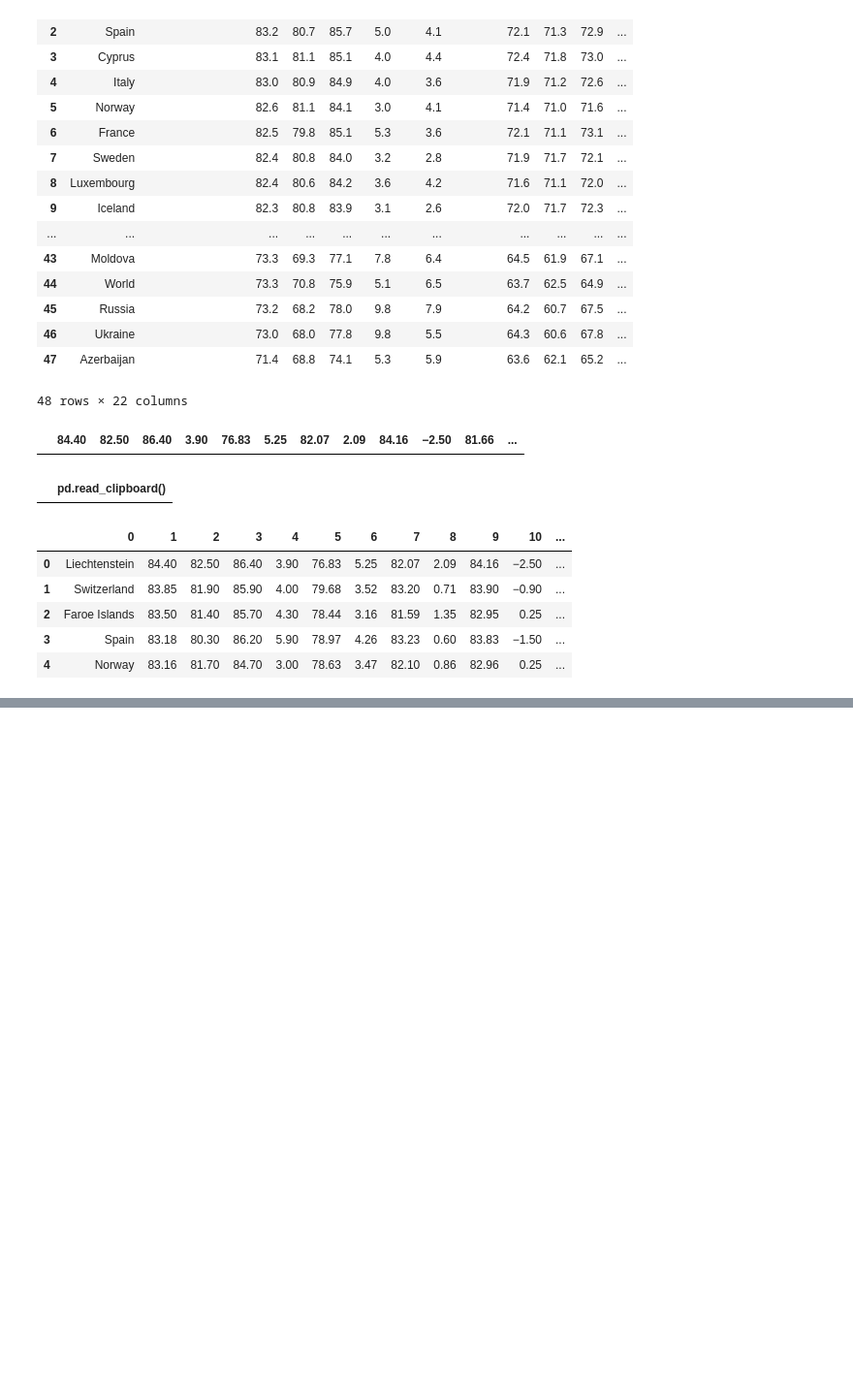
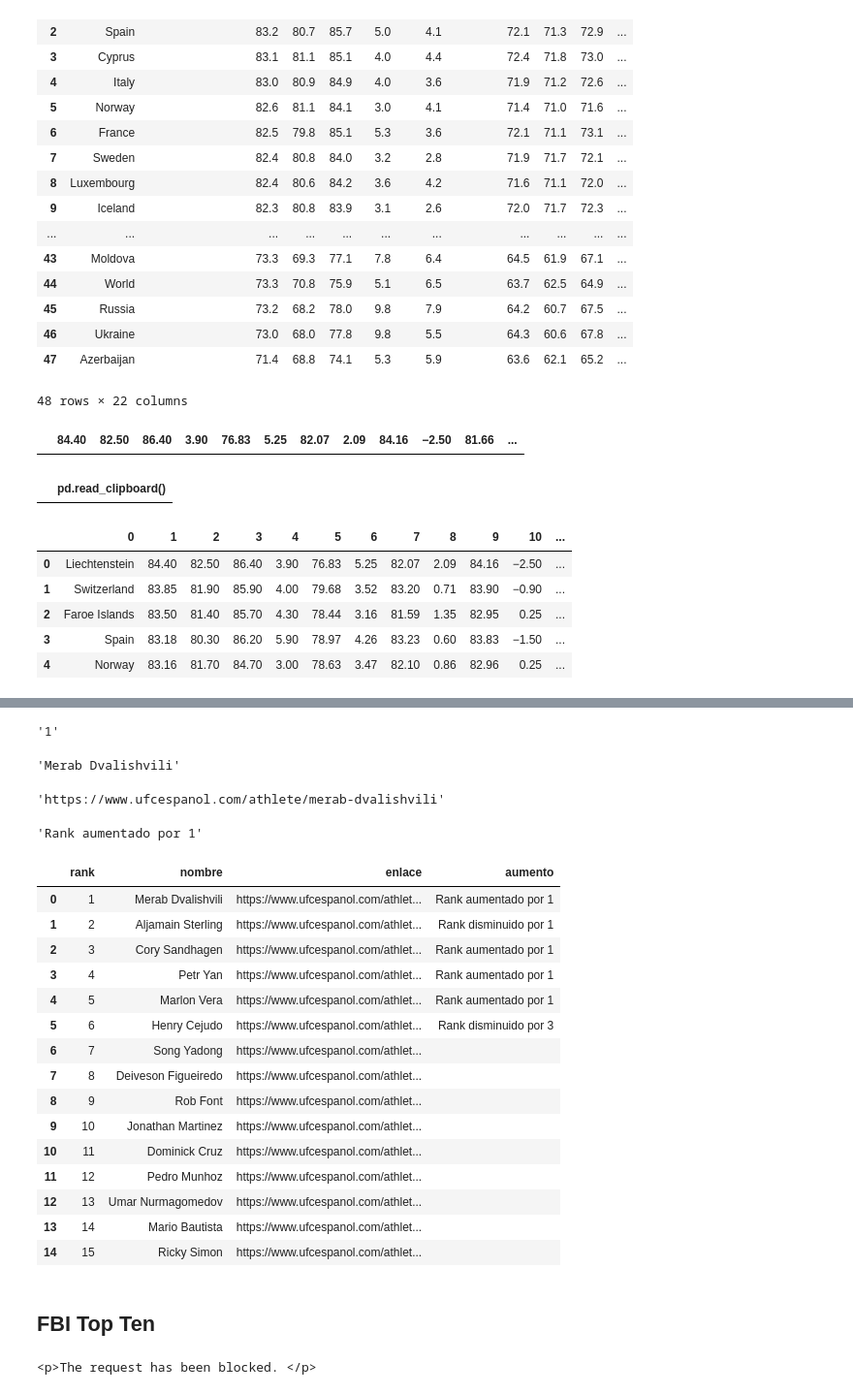
Before and after one commit to dataptmad0124/lessons, a Jupyter notebook: m1/20240219_Web_Scraping_bs4.ipynb, the cells around one changed output, grey strips where cells are left out. Shown at 97% size. Drawn from its saved outputs; the diff is of its cells as text; code cells hidden in the pictures; blank space fills up the shorter version.

```diff
--- a/m1/20240219_Web_Scraping_bs4.ipynb
+++ b/m1/20240219_Web_Scraping_bs4.ipynb
@@ -342,0 +449,8 @@ df.head()
+# %%
+sopa = bs(html, 'html.parser')
+# %%
+tabla = sopa.find_all('table')[2]
+# %%
+filas = tabla.find_all('tr')
+
+filas[0]
@@ -342,0 +463,58 @@ df.head()
+# %%
+rank = filas[0].find_all('td')[0].text.strip()
+
+rank
+# %% [output]
+'1'
+# %%
+nombre = filas[0].find_all('td')[1].text.strip()
+
+nombre
+# %% [output]
+'Merab Dvalishvili'
+# %%
+enlace = 'https://www.ufcespanol.com' + filas[0].find_all('td')[1].find('a').attrs['href']
+
+enlace
+# %% [output]
+'https://www.ufcespanol.com/athlete/merab-dvalishvili'
+# %%
+aumento = filas[0].find_all('td')[2].text.strip()
+
+aumento
+# %% [output]
+'Rank aumentado por 1'
+# %%
+data = []
+
+for f in filas:
+
+    dictio = {'rank': f.find_all('td')[0].text.strip(),
+              'nombre': f.find_all('td')[1].text.strip(),
+              'enlace': 'https://www.ufcespanol.com' + f.find_all('td')[1].find('a').attrs['href'],
+              'aumento': f.find_all('td')[2].text.strip()
+             }
+
+
+    data.append(dictio)
+# %%
+pd.DataFrame(data)
+# %% [output]
+|  | rank | nombre | enlace | aumento |
+| 0 | 1 | Merab Dvalishvili | https://www.ufcespanol.com/athlet... | Rank aumentado por 1 |
+| 1 | 2 | Aljamain Sterling | https://www.ufcespanol.com/athlet... | Rank disminuido por 1 |
+| 2 | 3 | Cory Sandhagen | https://www.ufcespanol.com/athlet... | Rank aumentado por 1 |
+| 3 | 4 | Petr Yan | https://www.ufcespanol.com/athlet... | Rank aumentado por 1 |
+| 4 | 5 | Marlon Vera | https://www.ufcespanol.com/athlet... | Rank aumentado por 1 |
+| 5 | 6 | Henry Cejudo | https://www.ufcespanol.com/athlet... | Rank disminuido por 3 |
+| 6 | 7 | Song Yadong | https://www.ufcespanol.com/athlet... |  |
+| 7 | 8 | Deiveson Figueiredo | https://www.ufcespanol.com/athlet... |  |
+| 8 | 9 | Rob Font | https://www.ufcespanol.com/athlet... |  |
+| 9 | 10 | Jonathan Martinez | https://www.ufcespanol.com/athlet... |  |
+| 10 | 11 | Dominick Cruz | https://www.ufcespanol.com/athlet... |  |
+| 11 | 12 | Pedro Munhoz | https://www.ufcespanol.com/athlet... |  |
+| 12 | 13 | Umar Nurmagomedov | https://www.ufcespanol.com/athlet... |  |
+| 13 | 14 | Mario Bautista | https://www.ufcespanol.com/athlet... |  |
+| 14 | 15 | Ricky Simon | https://www.ufcespanol.com/athlet... |  |
+# %% [markdown]
+## FBI Top Ten
@@ -342,0 +527,4 @@ df.head()
+# %%
+sopa.find('p')
+# %% [output]
+<p>The request has been blocked. </p>
```
Also changed, not shown: parts of 34 cells of this notebook.
